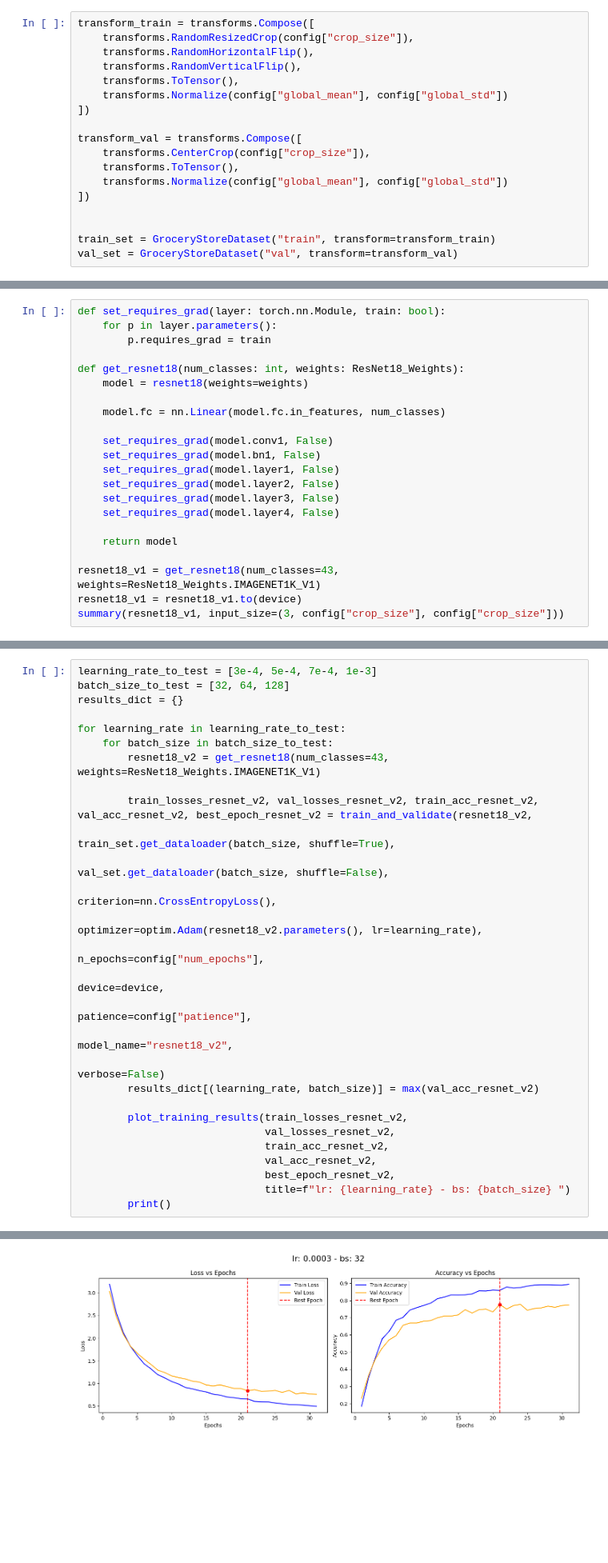
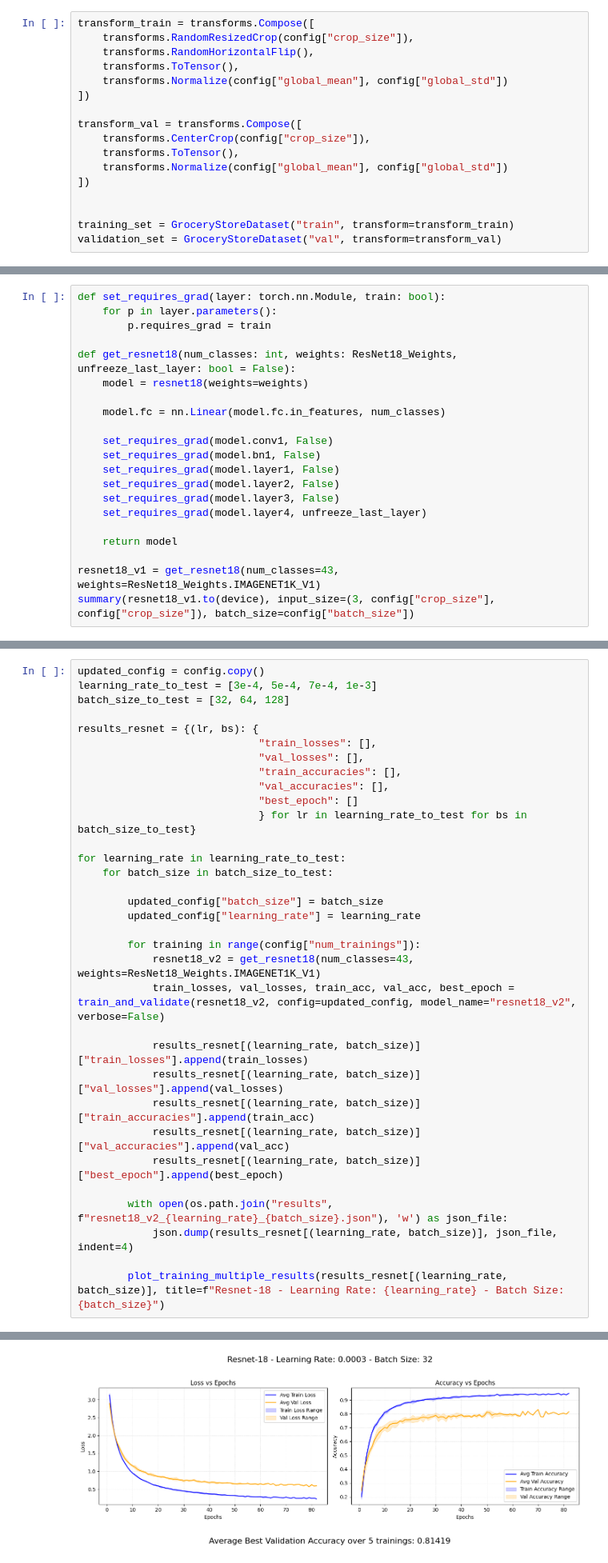
Before and after one commit to GianM0027/Groceries-Detection, a Jupyter notebook: main_notebook.ipynb, the cells around one changed output, grey strips where cells are left out. Shown at 80% size. Cells and saved outputs as stored; diff of their text form; blank space fills up the shorter version.

```diff
--- a/main_notebook.ipynb
+++ b/main_notebook.ipynb
@@ -301,7 +275,6 @@ Validation set - No augmentation is applied to the validation data to ensure con
 transform_train = transforms.Compose([
     transforms.RandomResizedCrop(config["crop_size"]),
     transforms.RandomHorizontalFlip(),
-    transforms.RandomVerticalFlip(),
     transforms.ToTensor(),
     transforms.Normalize(config["global_mean"], config["global_std"])
 ])
@@ -313,5 +286,5 @@ transform_val = transforms.Compose([
 ])
 
 
-train_set = GroceryStoreDataset("train", transform=transform_train)
-val_set = GroceryStoreDataset("val", transform=transform_val)
+training_set = GroceryStoreDataset("train", transform=transform_train)
+validation_set = GroceryStoreDataset("val", transform=transform_val)
@@ -699,7 +727,7 @@ def set_requires_grad(layer: torch.nn.Module, train: bool):
     for p in layer.parameters():
         p.requires_grad = train
 
-def get_resnet18(num_classes: int, weights: ResNet18_Weights):
+def get_resnet18(num_classes: int, weights: ResNet18_Weights, unfreeze_last_layer: bool = False):
     model = resnet18(weights=weights)
 
     model.fc = nn.Linear(model.fc.in_features, num_classes)
@@ -709,13 +737,12 @@ def get_resnet18(num_classes: int, weights: ResNet18_Weights):
     set_requires_grad(model.layer1, False)
     set_requires_grad(model.layer2, False)
     set_requires_grad(model.layer3, False)
-    set_requires_grad(model.layer4, False)
+    set_requires_grad(model.layer4, unfreeze_last_layer)
 
     return model
 
 resnet18_v1 = get_resnet18(num_classes=43, weights=ResNet18_Weights.IMAGENET1K_V1)
-resnet18_v1 = resnet18_v1.to(device)
-summary(resnet18_v1, input_size=(3, config["crop_size"], config["crop_size"]))
+summary(resnet18_v1.to(device), input_size=(3, config["crop_size"], config["crop_size"]), batch_size=config["batch_size"])
 # %% [output]
 ----------------------------------------------------------------
         Layer (type)               Output Shape         Param #
@@ -771,29 +796,34 @@ plot_training_results(train_losses_resnet_v1, val_losses_resnet_v1, train_acc_re
 # %%
+updated_config = config.copy()
 learning_rate_to_test = [3e-4, 5e-4, 7e-4, 1e-3]
 batch_size_to_test = [32, 64, 128]
-results_dict = {}
+
+results_resnet = {(lr, bs): {
+                             "train_losses": [],
+                             "val_losses": [],
+                             "train_accuracies": [],
+                             "val_accuracies": [],
+                             "best_epoch": []
+                             } for lr in learning_rate_to_test for bs in batch_size_to_test}
 
 for learning_rate in learning_rate_to_test:
     for batch_size in batch_size_to_test:
-        resnet18_v2 = get_resnet18(num_classes=43, weights=ResNet18_Weights.IMAGENET1K_V1)
 
-        train_losses_resnet_v2, val_losses_resnet_v2, train_acc_resnet_v2, val_acc_resnet_v2, best_epoch_resnet_v2 = train_and_validate(resnet18_v2,
-                                                                                                             train_set.get_dataloader(batch_size, shuffle=True),
-                                                                                                             val_set.get_dataloader(batch_size, shuffle=False),
-                                                                                                             criterion=nn.CrossEntropyLoss(),
-                                                                                                             optimizer=optim.Adam(resnet18_v2.parameters(), lr=learning_rate),
-                                                                                                             n_epochs=config["num_epochs"],
-                                                                                                             device=device,
-                                                                                                             patience=config["patience"],
-                                                                                                             model_name="resnet18_v2",
-                                                                                                             verbose=False)
-        results_dict[(learning_rate, batch_size)] = max(val_acc_resnet_v2)
+        updated_config["batch_size"] = batch_size
+        updated_config["learning_rate"] = learning_rate
 
-        plot_training_results(train_losses_resnet_v2,
-                              val_losses_resnet_v2,
-                              train_acc_resnet_v2,
-                              val_acc_resnet_v2,
-                              best_epoch_resnet_v2,
-                              title=f"lr: {learning_rate} - bs: {batch_size} ")
-        print()
+        for training in range(config["num_trainings"]):
+            resnet18_v2 = get_resnet18(num_classes=43, weights=ResNet18_Weights.IMAGENET1K_V1)
+            train_losses, val_losses, train_acc, val_acc, best_epoch = train_and_validate(resnet18_v2, config=updated_config, model_name="resnet18_v2", verbose=False)
+
+            results_resnet[(learning_rate, batch_size)]["train_losses"].append(train_losses)
+            results_resnet[(learning_rate, batch_size)]["val_losses"].append(val_losses)
+            results_resnet[(learning_rate, batch_size)]["train_accuracies"].append(train_acc)
+            results_resnet[(learning_rate, batch_size)]["val_accuracies"].append(val_acc)
+            results_resnet[(learning_rate, batch_size)]["best_epoch"].append(best_epoch)
+
+        with open(os.path.join("results", f"resnet18_v2_{learning_rate}_{batch_size}.json"), 'w') as json_file:
+            json.dump(results_resnet[(learning_rate, batch_size)], json_file, indent=4)
+
+        plot_training_multiple_results(results_resnet[(learning_rate, batch_size)], title=f"Resnet-18 - Learning Rate: {learning_rate} - Batch Size: {batch_size}")
 # %% [output]
@@ -801 +830 @@ Early stopping triggered. Best validation accuracy of 0.777027 found at epoch 21
-[figure, old version]
+[figure, new version]
```
Also changed, not shown: parts of 38 cells of this notebook.
